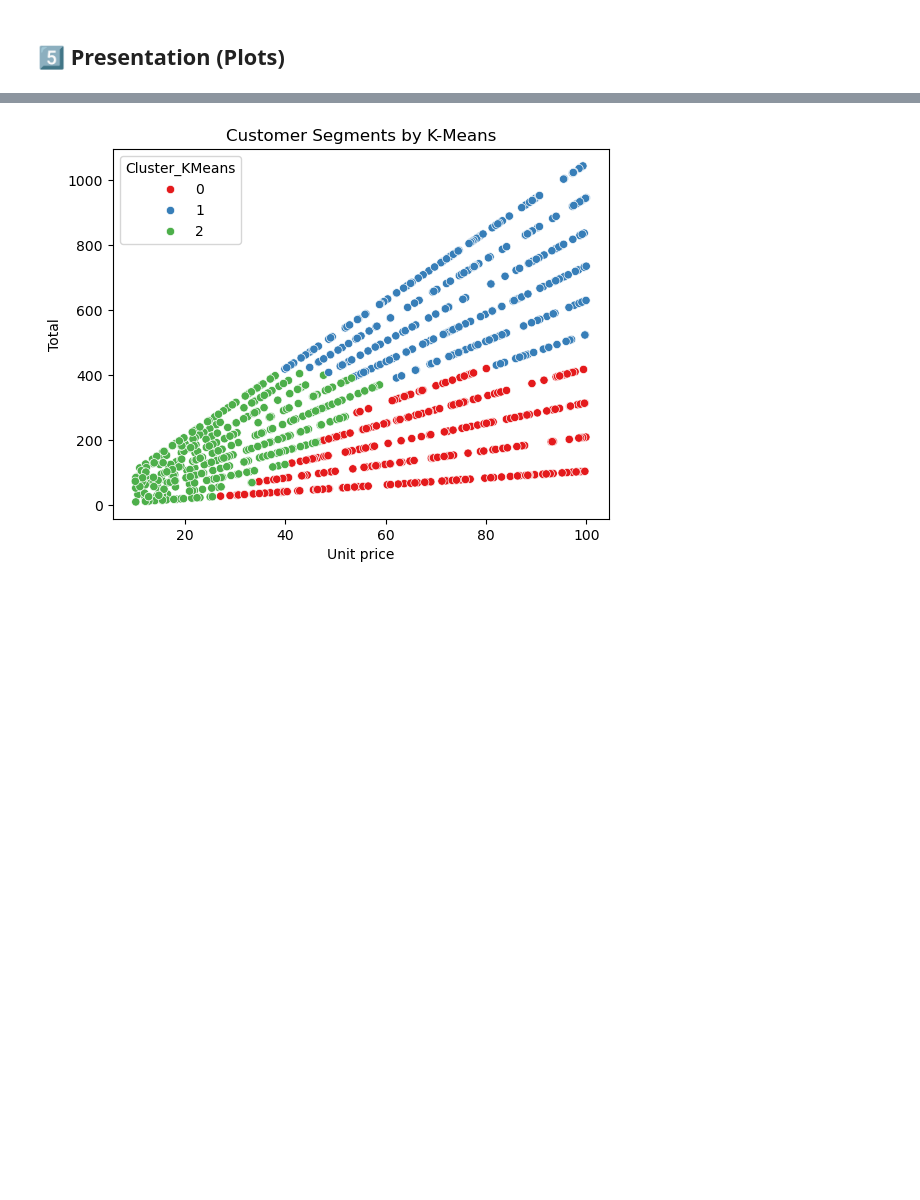
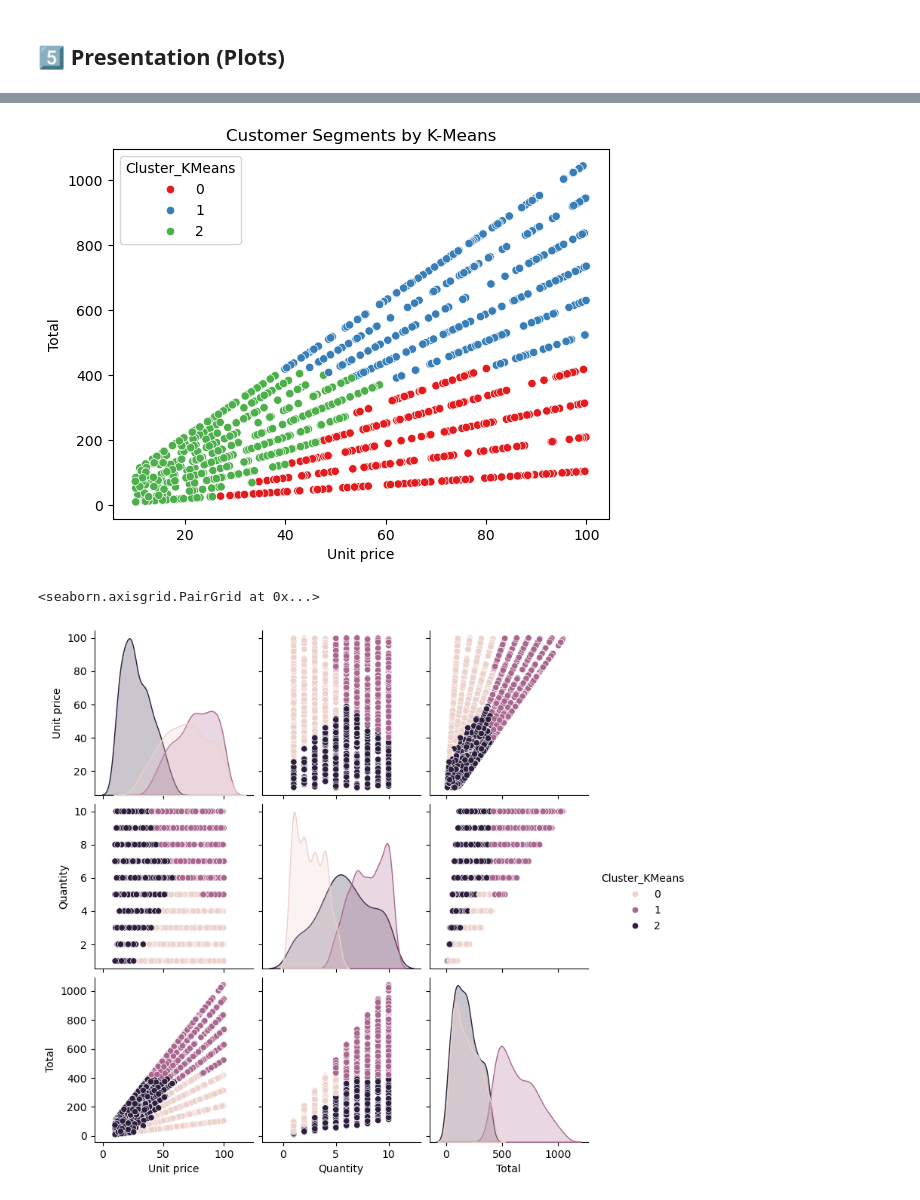
Before and after one commit to AmeerohKs/Machine-Learning-DSA-2, a Jupyter notebook: Supermarket_ML_Full_Project.ipynb, the cells around one changed output, grey strips where cells are left out. Drawn from its saved outputs; the diff is of its cells as text; code cells hidden in the pictures; blank space fills up the shorter version.

```diff
--- a/Supermarket_ML_Full_Project.ipynb
+++ b/Supermarket_ML_Full_Project.ipynb
@@ -196,17 +282,22 @@ df[['Unit price', 'Quantity', 'Total', 'Cluster_KMeans', 'Cluster_DBSCAN']].head
 # %%
 
 import seaborn as sns
 import matplotlib.pyplot as plt
 
 # Scatter: Quantity vs Total
 sns.scatterplot(x='Quantity', y='Total', data=df)
 plt.title("Quantity vs Total")
 plt.show()
 
 # KMeans Clusters
 sns.scatterplot(x='Unit price', y='Total', hue='Cluster_KMeans', data=df, palette='Set1')
 plt.title("Customer Segments by K-Means")
 plt.show()
+
+
+sns.pairplot(df, vars=['Unit price', 'Quantity', 'Total'], hue='Cluster_KMeans')
 # %% [output]
 [figure]
 [figure]
+<seaborn.axisgrid.PairGrid at 0x...>
+[figure, added]
```
Also changed, not shown: parts of 3 cells of this notebook, 1 other file.
